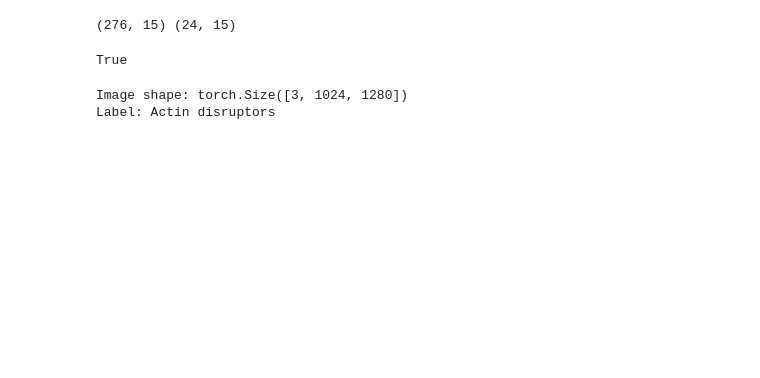
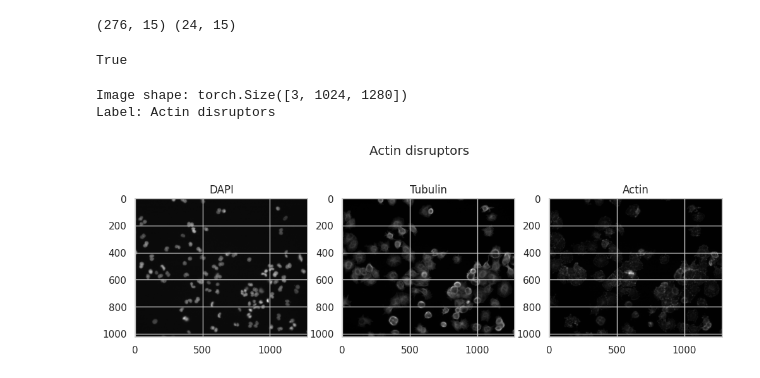
Before and after one commit to saamm/microscopy_self_supervised_learning, a Jupyter notebook: notebooks/3_preprocessing.ipynb, the cells around one changed output. Cells and saved outputs as stored; diff of their text form; code cells hidden in the pictures; blank space fills up the shorter version.

```diff
--- a/notebooks/3_preprocessing.ipynb
+++ b/notebooks/3_preprocessing.ipynb
@@ -125,22 +125,6 @@ Save splits:
 # %%
 np.save("data/splits/train_idx.npy", train_idx)
 np.save("data/splits/test_idx.npy", test_idx)
-# %%
-import torch
-from torch.utils.data import Dataset
-
-class MicroscopyDataset(Dataset):
-    def __init__(self, images, labels):
-        self.images = images
-        self.labels = labels
-
-    def __len__(self):
-        return len(self.images)
-
-    def __getitem__(self, idx):
-        x = torch.tensor(self.images[idx], dtype=torch.float32)
-        y = self.labels[idx]
-        return x, y
 # %% [markdown]
 “We preprocess microscopy images by loading three fluorescent channels, applying per-channel normalization, resizing to CNN-compatible resolution, and storing them as 3-channel tensors suitable for self-supervised representation learning.”
 # %% [markdown]
@@ -203,3 +187,14 @@ print("Label:", y)
 # %% [output]
 Image shape: torch.Size([3, 1024, 1280])
 Label: Actin disruptors
+# %%
+img, label = train_dataset[0]
+
+fig, ax = plt.subplots(1,3, figsize=(12,4))
+ax[0].imshow(img[0], cmap="gray"); ax[0].set_title("DAPI")
+ax[1].imshow(img[1], cmap="gray"); ax[1].set_title("Tubulin")
+ax[2].imshow(img[2], cmap="gray"); ax[2].set_title("Actin")
+plt.suptitle(label)
+plt.show()
+# %% [output]
+[figure, added]
```
Also changed, not shown: parts of 1 cell of this notebook.
